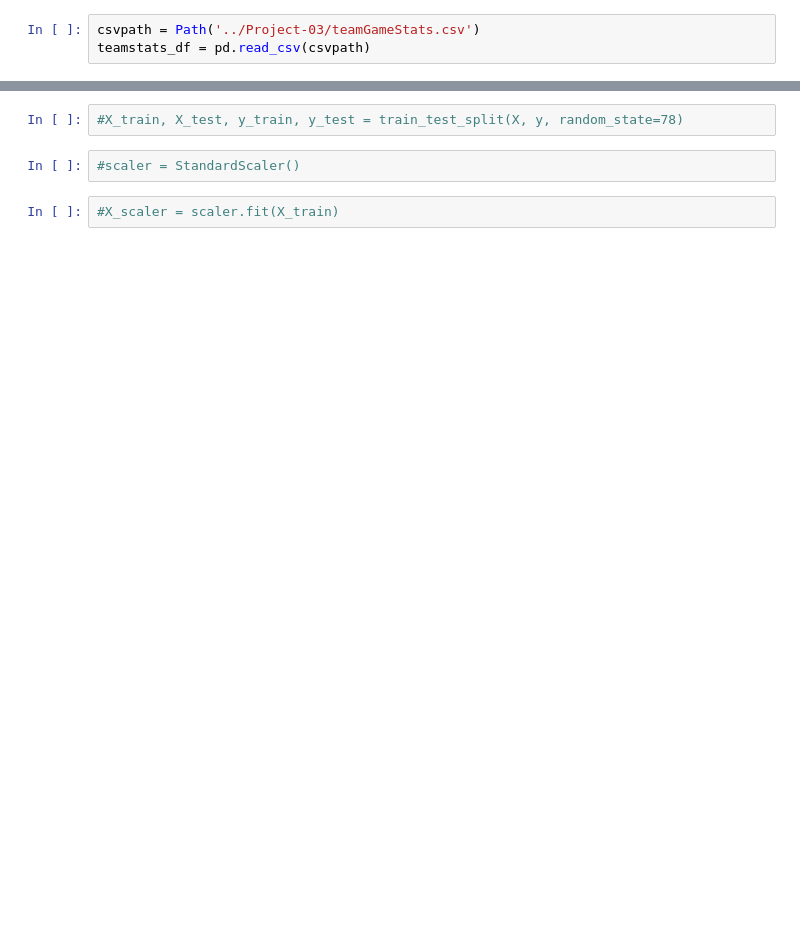
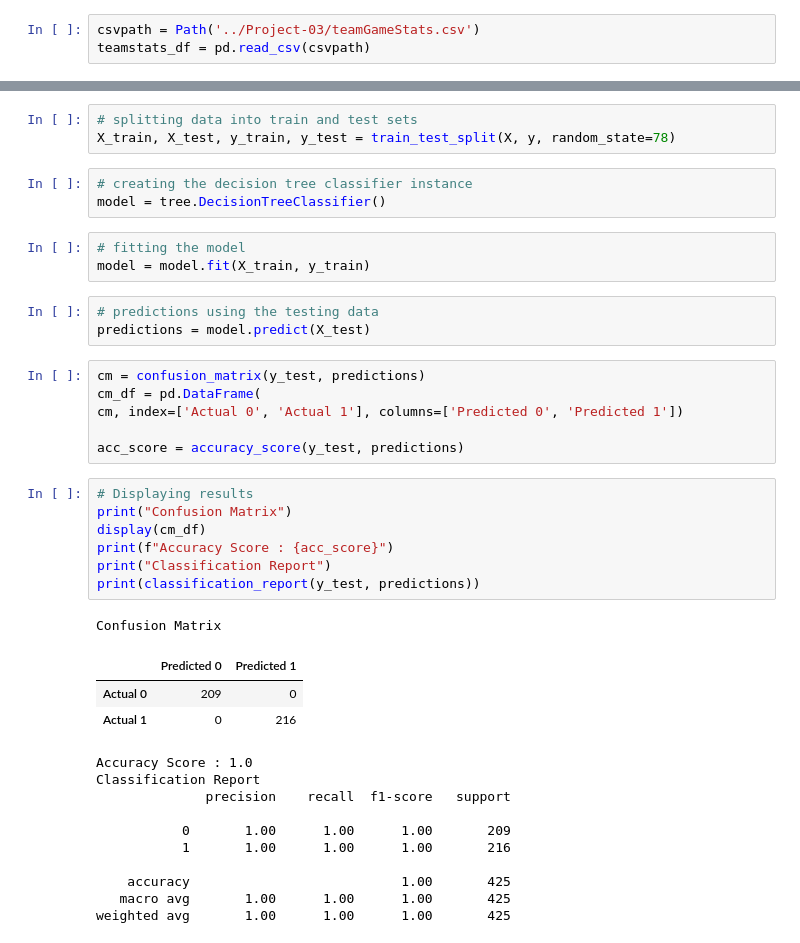
Before and after one commit to lchristij/NBA-ML-Project, a Jupyter notebook: nba_decisionTree.ipynb, the cells around one changed output, grey strips where cells are left out. Saved outputs shown, nothing was run; the diff lists cells and outputs as text; blank space fills up the shorter version.

```diff
--- a/nba_decisionTree.ipynb
+++ b/nba_decisionTree.ipynb
@@ -65,6 +102,40 @@ memory usage: 305.6+ KB
 # %%
-#X_train, X_test, y_train, y_test = train_test_split(X, y, random_state=78)
+# splitting data into train and test sets
+X_train, X_test, y_train, y_test = train_test_split(X, y, random_state=78)
-# %%
-#scaler = StandardScaler()
-# %%
-#X_scaler = scaler.fit(X_train)
+# %%
+# creating the decision tree classifier instance
+model = tree.DecisionTreeClassifier()
+# %%
+# fitting the model
+model = model.fit(X_train, y_train)
+# %%
+# predictions using the testing data
+predictions = model.predict(X_test)
+# %%
+cm = confusion_matrix(y_test, predictions)
+cm_df = pd.DataFrame(
+cm, index=['Actual 0', 'Actual 1'], columns=['Predicted 0', 'Predicted 1'])
+
+acc_score = accuracy_score(y_test, predictions)
+# %%
+# Displaying results
+print("Confusion Matrix")
+display(cm_df)
+print(f"Accuracy Score : {acc_score}")
+print("Classification Report")
+print(classification_report(y_test, predictions))
+# %% [output]
+Confusion Matrix
+|  | Predicted 0 | Predicted 1 |
+| Actual 0 | 209 | 0 |
+| Actual 1 | 0 | 216 |
+Accuracy Score : 1.0
+Classification Report
+              precision    recall  f1-score   support
+
+           0       1.00      1.00      1.00       209
+           1       1.00      1.00      1.00       216
+
+    accuracy                           1.00       425
+   macro avg       1.00      1.00      1.00       425
+weighted avg       1.00      1.00      1.00       425
```
Also changed, not shown: parts of 7 cells of this notebook.
